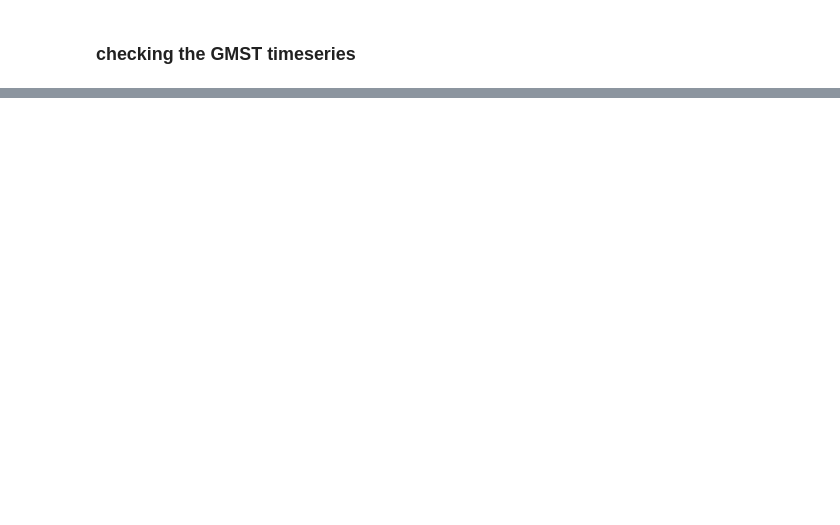
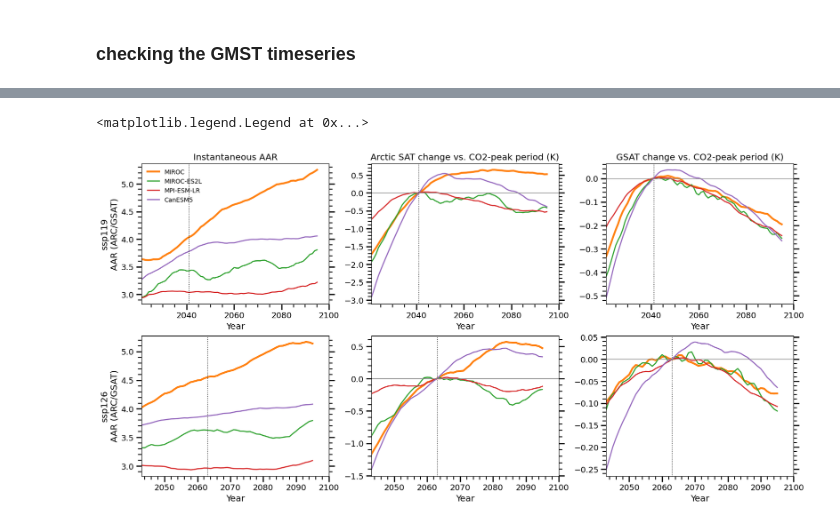
Before and after one commit to Aruhasi/Arctic_Nonlinear_responses, a Jupyter notebook: scripts/SI_figures/FIG_S1_CMIP6_HIST_tas_anomalies_timeseries_CO2.ipynb, the cells around one changed output, grey strips where cells are left out. Cells and saved outputs as stored; diff of their text form; code cells hidden in the pictures; blank space fills up the shorter version.

Commit message:
manuscript figures

```diff
--- a/scripts/SI_figures/FIG_S1_CMIP6_HIST_tas_anomalies_timeseries_CO2.ipynb
+++ b/scripts/SI_figures/FIG_S1_CMIP6_HIST_tas_anomalies_timeseries_CO2.ipynb
@@ -816,0 +1750,78 @@ plt.show()
+# %%
+# ---- Diagnose why MIROC6's instantaneous Arctic/GSAT ratio (AAR) stays elevated after peak CO2 ----
+# AAR in the table = (window-mean Arctic SAT) / (window-mean GSAT) of the ensemble means.
+# Compares MIROC6 with MIROC-ES2L, MPI-ESM-LR and CanESM5 after the CO2 concentration peak (ssp119 / ssp126).
+smooth_win = 11               # running-mean window (yr) applied before taking ratios
+half_win = 5                  # +/- yr around the CO2 peak used as the reference period
+end_window = (2091, 2100)     # end-of-century window
+aar_outlier = 10.0            # same outlier cut-off as the AAR panel above
+
+def _mean(da, y0, y1):
+    return float(da.sel(time=slice(y0, y1)).mean())
+
+def _slope_per_decade(da, y0, y1):
+    d = da.sel(time=slice(y0, y1)).dropna("time")
+    return float(np.polyfit(d["time"].values, d.values, 1)[0] * 10)
+
+def _peak_year(da):
+    return int(da.sel(time=slice(1980, 2100)).idxmax("time"))
+
+diag_rows, diag_ts = [], {}
+for scn in scenarios:
+    co2 = CO2_all.sel(scenario=scn)
+    t_co2 = int(co2["time"][int(co2.argmax("time"))])        # year of peak CO2 concentration
+    p0, p1 = t_co2 - half_win, t_co2 + half_win
+    for model in LENS_name:
+        arc, gsat = xr.align(ARC_ENS_MEAN[model][scn], model_mean[model][scn]["tas"], join="inner")
+        arc_s, gsat_s = running_mean(arc, smooth_win), running_mean(gsat, smooth_win)
+        aar_s = arc_s / gsat_s                                # instantaneous AAR of the ensemble means
+        diag_ts[(model, scn)] = dict(arc=arc_s, gsat=gsat_s, aar=aar_s, t_co2=t_co2,
+                                     arc_ref=_mean(arc, p0, p1), gsat_ref=_mean(gsat, p0, p1))
+
+        # per-member AAR trend after the CO2 peak (instantaneous per-member ratios, 5-yr smoothed)
+        r = ARC_ratios_datasets[(model, scn)]
+        r = running_mean(r.where(np.abs(r) < aar_outlier), 5)
+        slopes = np.array([_slope_per_decade(r.sel(member=m), t_co2, 2100) for m in r["member"].values])
+
+        diag_rows.append({
+            "scenario": scn, "model": model,
+            "CO2 peak": t_co2, "GSAT peak": _peak_year(gsat_s), "ARC peak": _peak_year(arc_s),
+            "AAR @CO2 peak": _mean(arc, p0, p1) / _mean(gsat, p0, p1),
+            "AAR 2091-2100": _mean(arc, *end_window) / _mean(gsat, *end_window),
+            "dARC (K)": _mean(arc, *end_window) - _mean(arc, p0, p1),
+            "dGSAT (K)": _mean(gsat, *end_window) - _mean(gsat, p0, p1),
+            "AAR trend (/dec)": np.nanmean(slopes),
+            "members w/ AAR trend>0 (%)": 100 * np.mean(slopes > 0),
+        })
+
+diag_df = pd.DataFrame(diag_rows)
+diag_df["dAAR"] = diag_df["AAR 2091-2100"] - diag_df["AAR @CO2 peak"]
+diag_df["ARC peak - CO2 peak (yr)"] = diag_df["ARC peak"] - diag_df["CO2 peak"]
+diag_df = diag_df.set_index(["scenario", "model"]).round(2)
+display(diag_df)   # dARC / dGSAT / dAAR: 2091-2100 mean minus the mean around the CO2 peak
+
+# ---- Figure: AAR, and ARC / GSAT change relative to the CO2-peak period ----
+fig, axs = plt.subplots(len(scenarios), 3, figsize=(16, 8), constrained_layout=True)
+for i, scn in enumerate(scenarios):
+    d0 = diag_ts[(LENS_name[0], scn)]["t_co2"] - 20       # plot from 20 yr before the CO2 peak (AAR is ill-defined when GSAT ~ 0)
+    for model in LENS_name:
+        d = {k: v.sel(time=slice(d0, 2100)) if k in ("arc", "gsat", "aar") else v
+             for k, v in diag_ts[(model, scn)].items()}
+        lw = 3.0 if model == "MIROC" else 1.8
+        kw = dict(color=RGB_dict[model], lw=lw, label=model)
+        axs[i, 0].plot(d["aar"]["time"], d["aar"].where(np.abs(d["aar"]) < aar_outlier), **kw)
+        axs[i, 1].plot(d["arc"]["time"], d["arc"] - d["arc_ref"], **kw)
+        axs[i, 2].plot(d["gsat"]["time"], d["gsat"] - d["gsat_ref"], **kw)
+    for ax in axs[i]:
+        ax.axvline(diag_ts[(LENS_name[0], scn)]["t_co2"], color="k", ls=":", lw=1)
+        ax.set_xlim(d0, 2100)
+    for ax in axs[i, 1:]:
+        ax.axhline(0, color="grey", lw=0.8)
+    axs[i, 0].set_ylabel(f"{scn}\nAAR (ARC/GSAT)")
+axs[0, 0].set_title("Instantaneous AAR")
+axs[0, 1].set_title("Arctic SAT change vs. CO2-peak period (K)")
+axs[0, 2].set_title("GSAT change vs. CO2-peak period (K)")
+for ax in axs.ravel():
+    ax.set_xlabel("Year")
+axs[0, 0].legend(frameon=False, fontsize=10)
+# %% [output]
@@ -816,0 +1838,2 @@ plt.show()
+<matplotlib.legend.Legend at 0x...>
+[figure, added]
```
Also changed, not shown: parts of 34 cells of this notebook, 12 other files.
